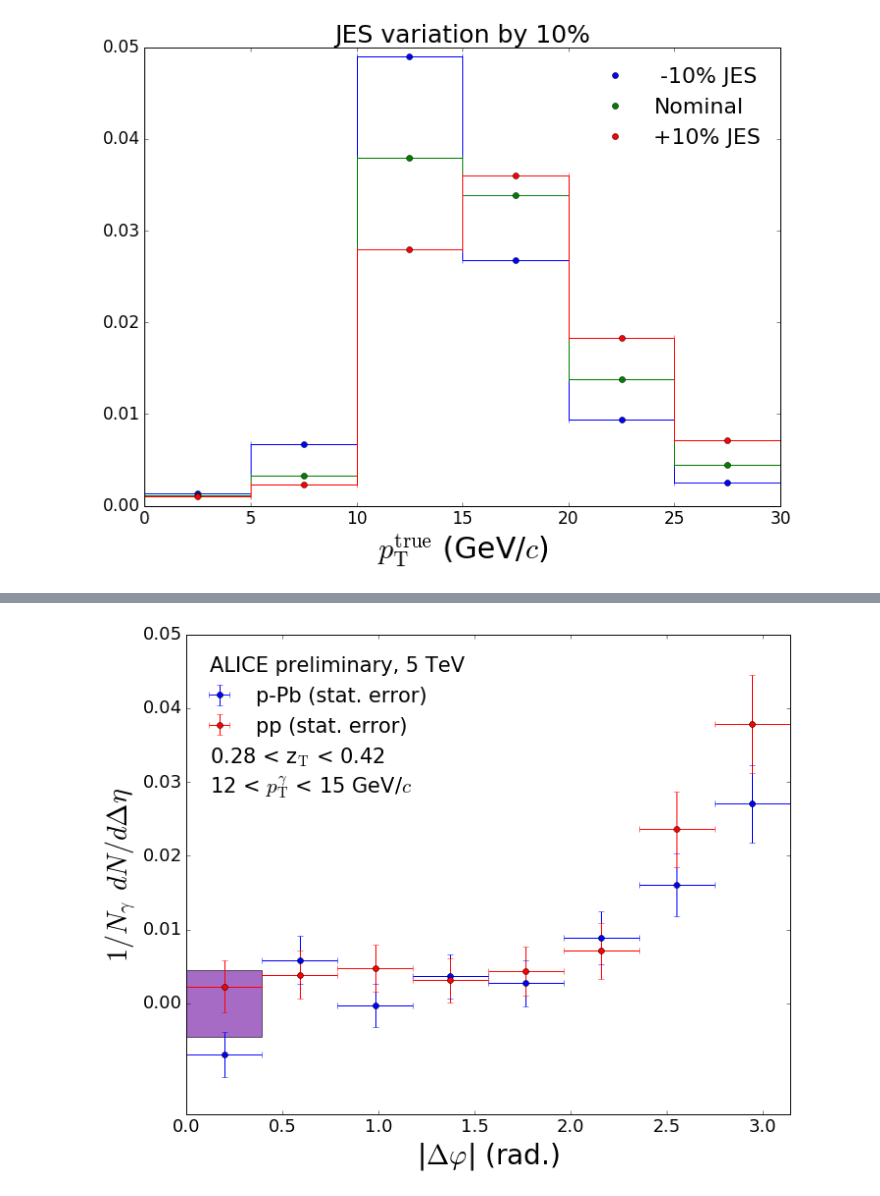
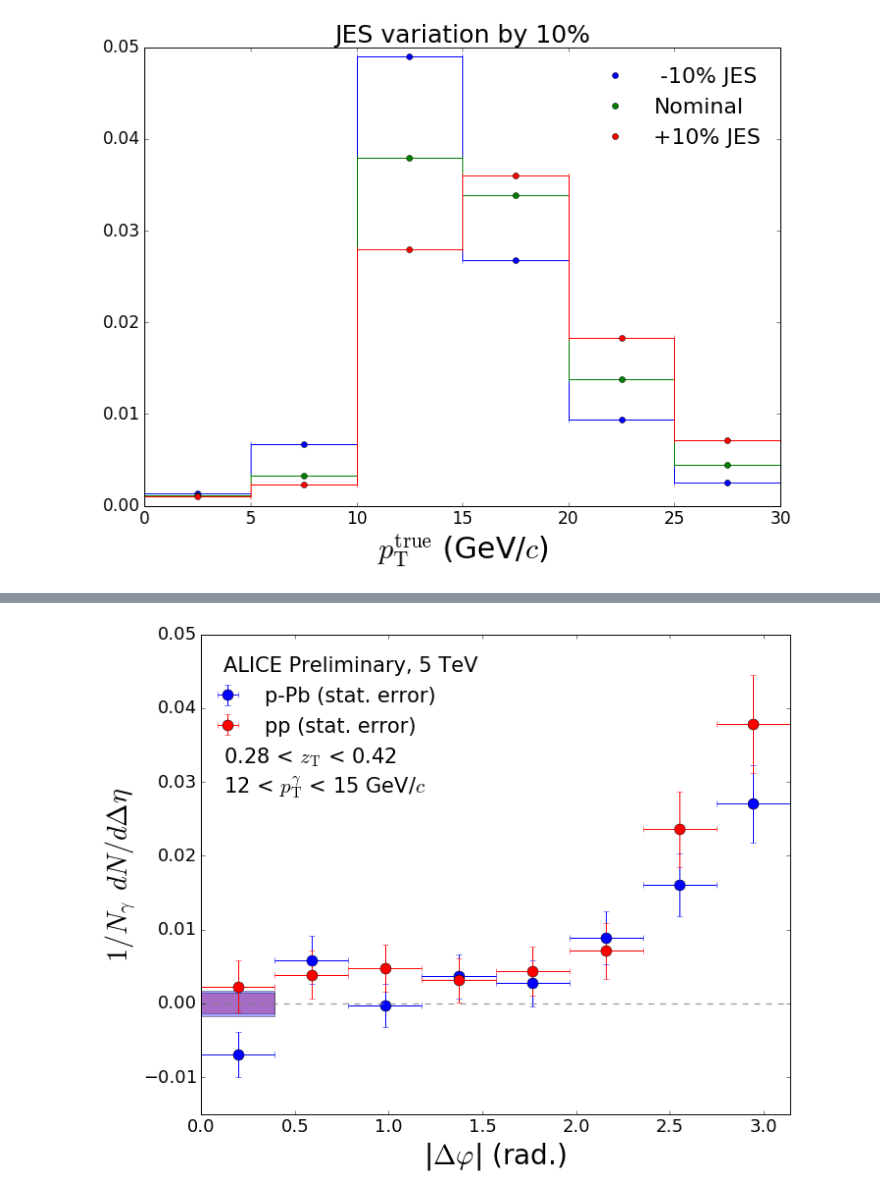
Before and after one commit to josegsoria/Analyses, a Jupyter notebook: Multiple Preliminary Plots.ipynb, the cells around one changed output, grey strips where cells are left out. Cells and saved outputs as stored; diff of their text form; code cells hidden in the pictures.

```diff
--- a/Multiple Preliminary Plots.ipynb
+++ b/Multiple Preliminary Plots.ipynb
@@ -399,41 +403,43 @@ pp_corr_3_err = np.array([0.003562540798826359, 0.003297783573062161, 0.00319213
 
 #####Construct the figure#####
 
 fig = plt.figure(figsize=(10,8))
 
 ax = fig.add_subplot(111)
 
-plt.errorbar(delta_phi_centers,pPb_corr_3,xerr=delta_phi_bin_width,yerr=pPb_corr_3_err,fmt='bo',label='p-Pb (stat. error)')
+plt.errorbar(delta_phi_centers,pPb_corr_3,xerr=delta_phi_bin_width,yerr=pPb_corr_3_err,fmt='bo',label='p-Pb (stat. error)',markersize=11)
 
-plt.errorbar(delta_phi_centers,pp_corr_3,xerr=delta_phi_bin_width,yerr=pp_corr_3_err,fmt='ro',label='pp (stat. error)')
+plt.errorbar(delta_phi_centers,pp_corr_3,xerr=delta_phi_bin_width,yerr=pp_corr_3_err,fmt='ro',label='pp (stat. error)',markersize=11)
 
 #####Add labels to the figure#####
 
 plt.xlabel(r'|$\Delta \varphi$| (rad.)',fontsize=28)
 plt.xticks(fontsize=18)
 plt.xlim((0,3.14159))
 plt.ylabel(r'$1/N_{\gamma} \: \: dN/d\Delta \eta$',fontsize=28)
 plt.ylim((-0.015,0.05))
-plt.yticks(np.arange(0,0.06,0.01))
+plt.yticks(np.arange(-0.01,0.06,0.01))
 plt.yticks(fontsize=18)
 
-plt.text(0.12,0.045,'ALICE preliminary, 5 TeV',fontsize=21)
-plt.text(0.12,0.0325,r'0.28 < z$_\mathrm{T}$ < 0.42',fontsize=21)
+plt.text(0.12,0.045,'ALICE Preliminary, 5 TeV',fontsize=21)
+plt.text(0.12,0.0325,r'0.28 < $z_\mathrm{T}$ < 0.42',fontsize=21)
 plt.text(0.12,0.0285,r'12 < $p_\mathrm{T}^{\gamma}$ < 15 GeV/$c$',fontsize=21)
 plt.legend(bbox_to_anchor=(0.43,0.93),fontsize=21,frameon=False,numpoints=1)
 
 #####Make the uncertainty in ue band#####
 
-ax.fill_between(ue_error_bar,-0.0045,0.0045,facecolor='red',alpha=0.35)
-ax.fill_between(ue_error_bar,-0.0045,0.0045,facecolor='blue',alpha=0.35)
+ax.fill_between(ue_error_bar,-0.001406,0.001406,facecolor='red',alpha=0.35)
+ax.fill_between(ue_error_bar,-0.001780,0.001780,facecolor='blue',alpha=0.35)
+
+plt.axhline(y=0,color='gray',linestyle='--',linewidth=1.3,alpha=0.8)
 
 #########################################
 
 fig.tight_layout()
 plt.show()
 fig.savefig('Gamma_hadron_corr_zT_3.pdf')
 # %% [output]
-[figure, old version]
+[figure, new version]
 # %%
 #####Plot of gamma hadron correlation for fourth zT bin#####
 
```
Also changed, not shown: parts of 5 cells of this notebook.
